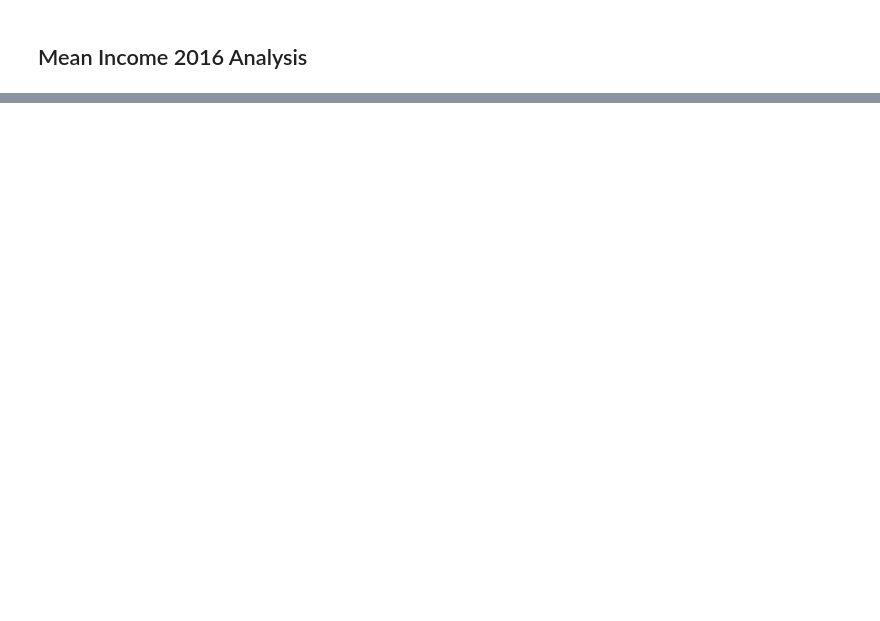
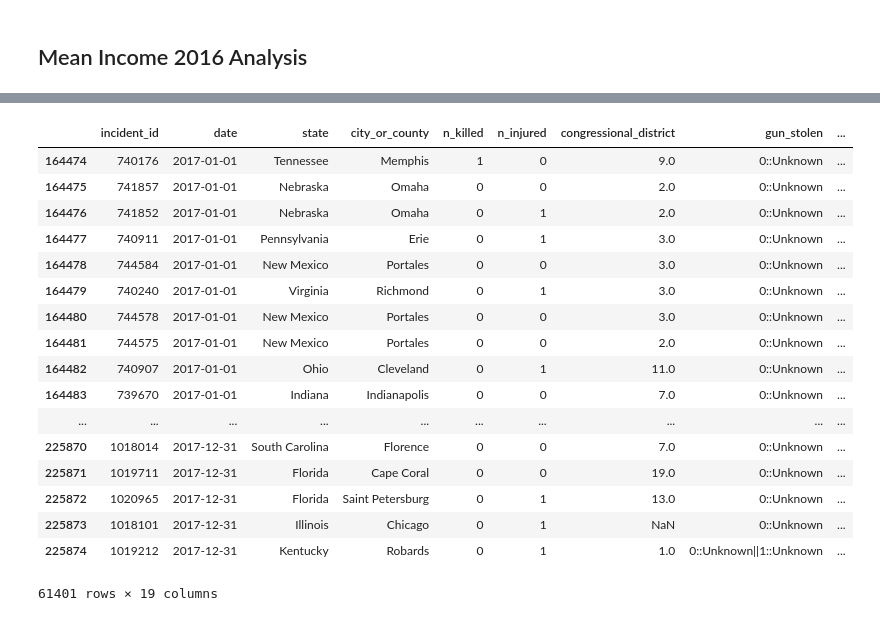
Before and after one commit to Cng000/Gun-violence-analysis, a Jupyter notebook: gun-violence.ipynb, the cells around one changed output, grey strips where cells are left out. Saved outputs shown, nothing was run; the diff lists cells and outputs as text; code cells hidden in the pictures; blank space fills up the shorter version.

```diff
--- a/gun-violence.ipynb
+++ b/gun-violence.ipynb
@@ -119 +389,24 @@ df_income
+# %%
+# include only 2017 related accidents
+df_gun_violence_new_2017 = df_gun_violence_new.loc[df_gun_violence_new.year == 2017]
+df_gun_violence_new_2017
+# %% [output]
+|  | incident_id | date | state | city_or_county | n_killed | n_injured | congressional_district | gun_stolen | ... |
+| 164474 | 740176 | 2017-01-01 | Tennessee | Memphis | 1 | 0 | 9.0 | 0::Unknown | ... |
+| 164475 | 741857 | 2017-01-01 | Nebraska | Omaha | 0 | 0 | 2.0 | 0::Unknown | ... |
+| 164476 | 741852 | 2017-01-01 | Nebraska | Omaha | 0 | 1 | 2.0 | 0::Unknown | ... |
+| 164477 | 740911 | 2017-01-01 | Pennsylvania | Erie | 0 | 1 | 3.0 | 0::Unknown | ... |
+| 164478 | 744584 | 2017-01-01 | New Mexico | Portales | 0 | 0 | 3.0 | 0::Unknown | ... |
+| 164479 | 740240 | 2017-01-01 | Virginia | Richmond | 0 | 1 | 3.0 | 0::Unknown | ... |
+| 164480 | 744578 | 2017-01-01 | New Mexico | Portales | 0 | 0 | 3.0 | 0::Unknown | ... |
+| 164481 | 744575 | 2017-01-01 | New Mexico | Portales | 0 | 0 | 2.0 | 0::Unknown | ... |
+| 164482 | 740907 | 2017-01-01 | Ohio | Cleveland | 0 | 1 | 11.0 | 0::Unknown | ... |
+| 164483 | 739670 | 2017-01-01 | Indiana | Indianapolis | 0 | 0 | 7.0 | 0::Unknown | ... |
+| ... | ... | ... | ... | ... | ... | ... | ... | ... | ... |
+| 225870 | 1018014 | 2017-12-31 | South Carolina | Florence | 0 | 0 | 7.0 | 0::Unknown | ... |
+| 225871 | 1019711 | 2017-12-31 | Florida | Cape Coral | 0 | 0 | 19.0 | 0::Unknown | ... |
+| 225872 | 1020965 | 2017-12-31 | Florida | Saint Petersburg | 0 | 1 | 13.0 | 0::Unknown | ... |
+| 225873 | 1018101 | 2017-12-31 | Illinois | Chicago | 0 | 1 | NaN | 0::Unknown | ... |
+| 225874 | 1019212 | 2017-12-31 | Kentucky | Robards | 0 | 1 | 1.0 | 0::Unknown||1::Unknown | ... |
+61401 rows × 19 columns
 # %%
```
Also changed, not shown: parts of 30 cells of this notebook.
